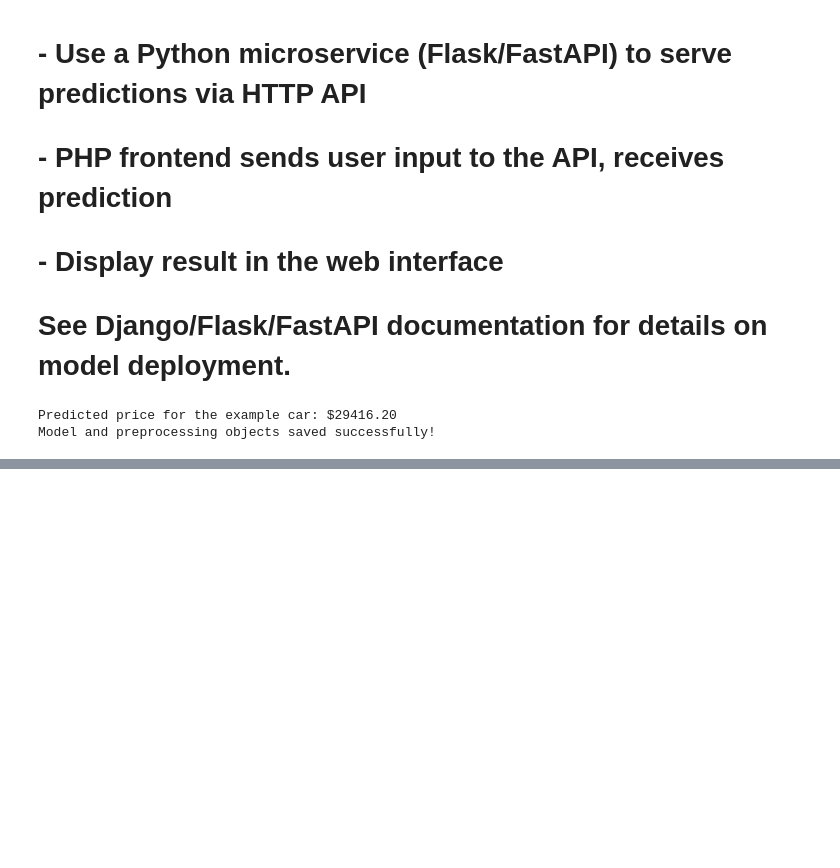
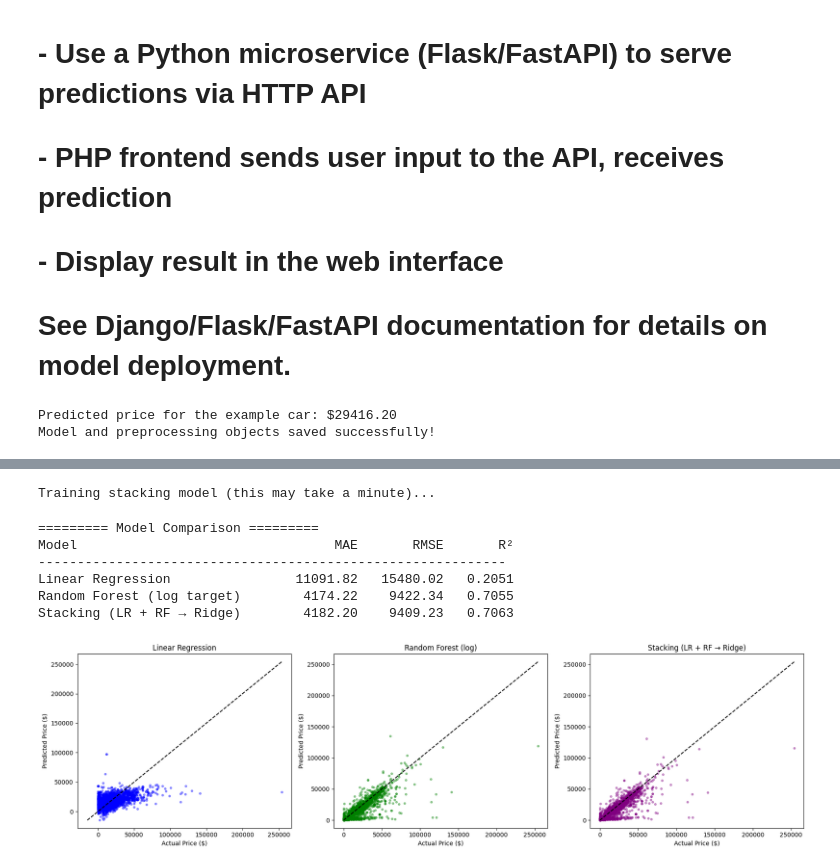
Before and after one commit to Atabuh-Marcus/car-price-prediction, a Jupyter notebook: car_price.ipynb, the cells around one changed output, grey strips where cells are left out. Drawn from its saved outputs; the diff is of its cells as text; code cells hidden in the pictures; blank space fills up the shorter version.

```diff
--- a/car_price.ipynb
+++ b/car_price.ipynb
@@ -332,0 +444,75 @@ Model and preprocessing objects saved successfully!
+# %%
+from sklearn.ensemble import StackingRegressor
+from sklearn.linear_model import Ridge
+from sklearn.pipeline import Pipeline
+
+# Each base estimator gets its own scaler inside a Pipeline
+# so StackingRegressor handles cross-val splitting cleanly
+base_estimators = [
+    ('lr',  Pipeline([('scaler', StandardScaler()), ('model', LinearRegression())])),
+    ('rf',  Pipeline([('scaler', StandardScaler()), ('model', RandomForestRegressor(n_estimators=100, random_state=42, n_jobs=-1))])),
+]
+
+# Meta-model: Ridge regression learns to combine base model outputs
+meta_model = Ridge()
+
+stacking_model = StackingRegressor(
+    estimators=base_estimators,
+    final_estimator=meta_model,
+    cv=5,           # 5-fold cross-val to generate out-of-fold predictions
+    n_jobs=-1,
+    passthrough=False  # meta-model only sees base model predictions, not raw features
+)
+
+# Train on log-transformed target (same as RF model above)
+X_train3, X_test3, y_train3, y_test3 = train_test_split(X, y_log, test_size=0.2, random_state=42)
+
+print("Training stacking model (this may take a minute)...")
+stacking_model.fit(X_train3, y_train3)
+
+# Predict and reverse log transform
+y_pred_stack_log  = stacking_model.predict(X_test3)
+y_pred_stack      = np.expm1(y_pred_stack_log)
+y_test3_orig      = np.expm1(y_test3)
+
+# Metrics
+mae_stack  = mean_absolute_error(y_test3_orig, y_pred_stack)
+rmse_stack = np.sqrt(mean_squared_error(y_test3_orig, y_pred_stack))
+r2_stack   = r2_score(y_test3_orig, y_pred_stack)
+
+# Comparison table
+print("\n========= Model Comparison =========")
+print(f"{'Model':<30} {'MAE':>10} {'RMSE':>10} {'R²':>8}")
+print("-" * 60)
+print(f"{'Linear Regression':<30} {mae:>10.2f} {rmse:>10.2f} {r2:>8.4f}")
+print(f"{'Random Forest (log target)':<30} {mae_rf:>10.2f} {rmse_rf:>10.2f} {r2_rf:>8.4f}")
+print(f"{'Stacking (LR + RF → Ridge)':<30} {mae_stack:>10.2f} {rmse_stack:>10.2f} {r2_stack:>8.4f}")
+
+# Plot all three side by side
+fig, axes = plt.subplots(1, 3, figsize=(18, 5))
+
+pairs = [
+    (y_test,       y_pred,       'Linear Regression',            'blue'),
+    (y_test_orig,  y_pred_rf,    'Random Forest (log)',          'green'),
+    (y_test3_orig, y_pred_stack, 'Stacking (LR + RF → Ridge)',   'purple'),
+]
+
+for ax, (y_t, y_p, title, color) in zip(axes, pairs):
+    ax.scatter(y_t, y_p, alpha=0.4, color=color, s=10)
+    lim = [min(y_t.min(), y_p.min()), max(y_t.max(), y_p.max())]
+    ax.plot(lim, lim, 'k--', lw=1.5)
+    ax.set_xlabel('Actual Price ($)')
+    ax.set_ylabel('Predicted Price ($)')
+    ax.set_title(title)
+
+plt.tight_layout()
+plt.show()
+# %% [output]
+Training stacking model (this may take a minute)...
+========= Model Comparison =========
+Model                                 MAE       RMSE       R²
+------------------------------------------------------------
+Linear Regression                11091.82   15480.02   0.2051
+Random Forest (log target)        4174.22    9422.34   0.7055
+Stacking (LR + RF → Ridge)        4182.20    9409.23   0.7063
+[figure, added]
```
Also changed, not shown: parts of 8 cells of this notebook, 3 other files.
